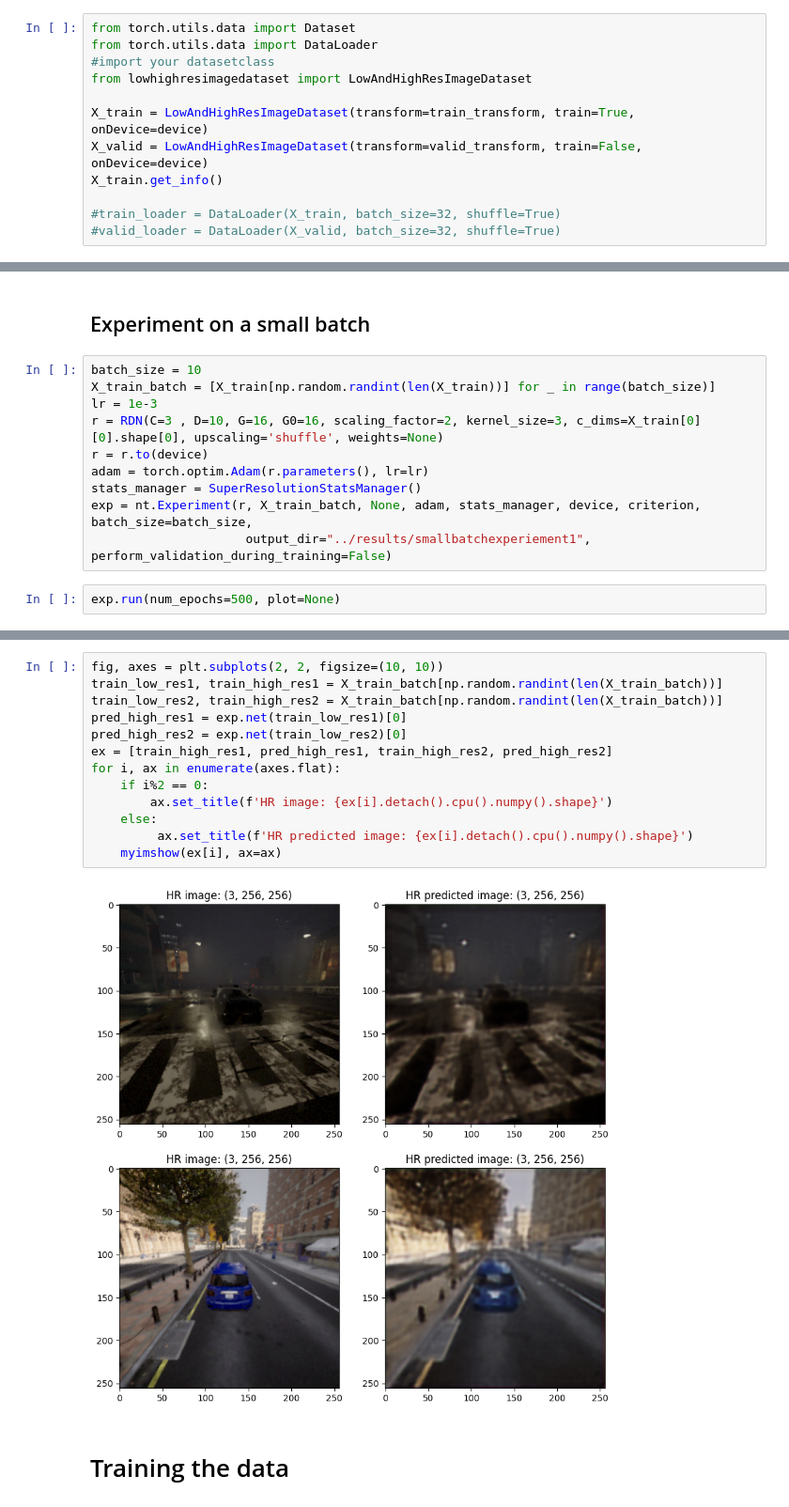
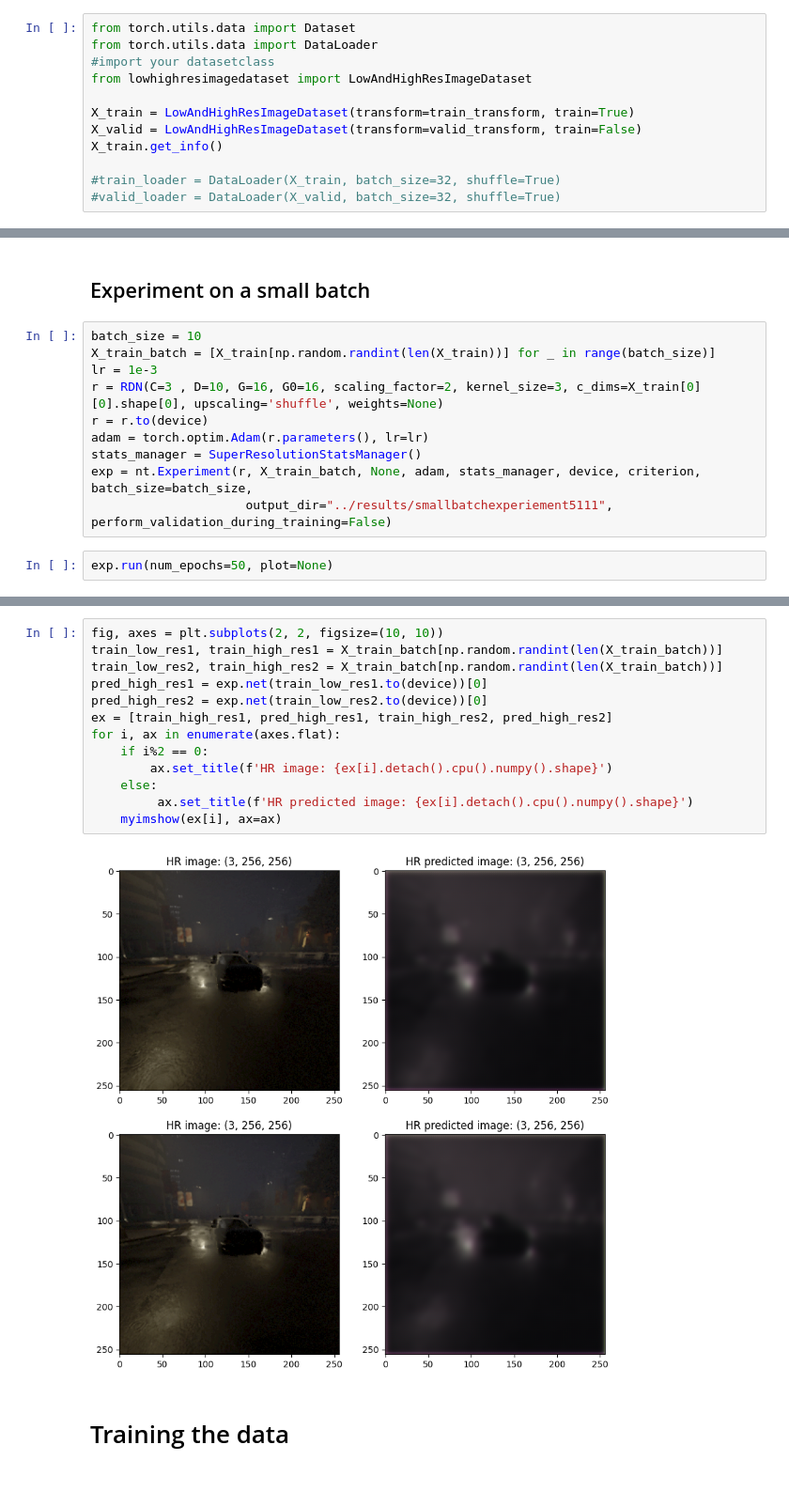
Before and after one commit to MightyCode/Super-Resolution-Project, a Jupyter notebook: src/train_rdn.ipynb, the cells around one changed output, grey strips where cells are left out. Shown at 94% size. Drawn from its saved outputs; the diff is of its cells as text.

```diff
--- a/src/train_rdn.ipynb
+++ b/src/train_rdn.ipynb
@@ -97,8 +96,8 @@ from torch.utils.data import DataLoader
 #import your datasetclass
 from lowhighresimagedataset import LowAndHighResImageDataset
 
-X_train = LowAndHighResImageDataset(transform=train_transform, train=True, onDevice=device)
-X_valid = LowAndHighResImageDataset(transform=valid_transform, train=False, onDevice=device)
+X_train = LowAndHighResImageDataset(transform=train_transform, train=True)
+X_valid = LowAndHighResImageDataset(transform=valid_transform, train=False)
 X_train.get_info()
 
 #train_loader = DataLoader(X_train, batch_size=32, shuffle=True)
@@ -130,8 +129,8 @@ r = r.to(device)
 adam = torch.optim.Adam(r.parameters(), lr=lr)
 stats_manager = SuperResolutionStatsManager()
 exp = nt.Experiment(r, X_train_batch, None, adam, stats_manager, device, criterion, batch_size=batch_size,
-                     output_dir="../results/smallbatchexperiement1", perform_validation_during_training=False)
+                     output_dir="../results/smallbatchexperiement5111", perform_validation_during_training=False)
 # %%
-exp.run(num_epochs=500, plot=None)
+exp.run(num_epochs=50, plot=None)
 # %% [output]
 Start/Continue training from epoch 0
@@ -154,18 +153,18 @@ Finish training for 500 epochs
 # %%
 fig, axes = plt.subplots(2, 2, figsize=(10, 10))
 train_low_res1, train_high_res1 = X_train_batch[np.random.randint(len(X_train_batch))]
 train_low_res2, train_high_res2 = X_train_batch[np.random.randint(len(X_train_batch))]
-pred_high_res1 = exp.net(train_low_res1)[0]
-pred_high_res2 = exp.net(train_low_res2)[0]
+pred_high_res1 = exp.net(train_low_res1.to(device))[0]
+pred_high_res2 = exp.net(train_low_res2.to(device))[0]
 ex = [train_high_res1, pred_high_res1, train_high_res2, pred_high_res2]
 for i, ax in enumerate(axes.flat):
     if i%2 == 0:
         ax.set_title(f'HR image: {ex[i].detach().cpu().numpy().shape}')
     else:
          ax.set_title(f'HR predicted image: {ex[i].detach().cpu().numpy().shape}')
     myimshow(ex[i], ax=ax)
 # %% [output]
-[figure, old version]
+[figure, new version]
 # %% [markdown]
 # Training the data
 # %%
```
Also changed, not shown: parts of 7 cells of this notebook, 2 other files.
